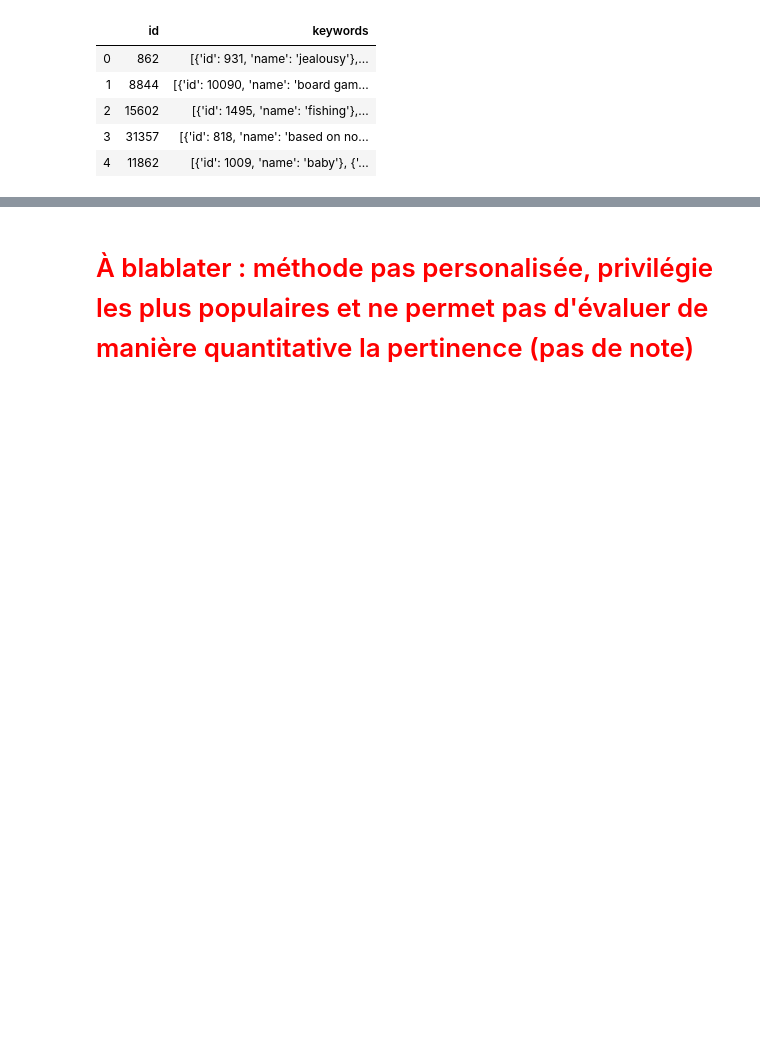
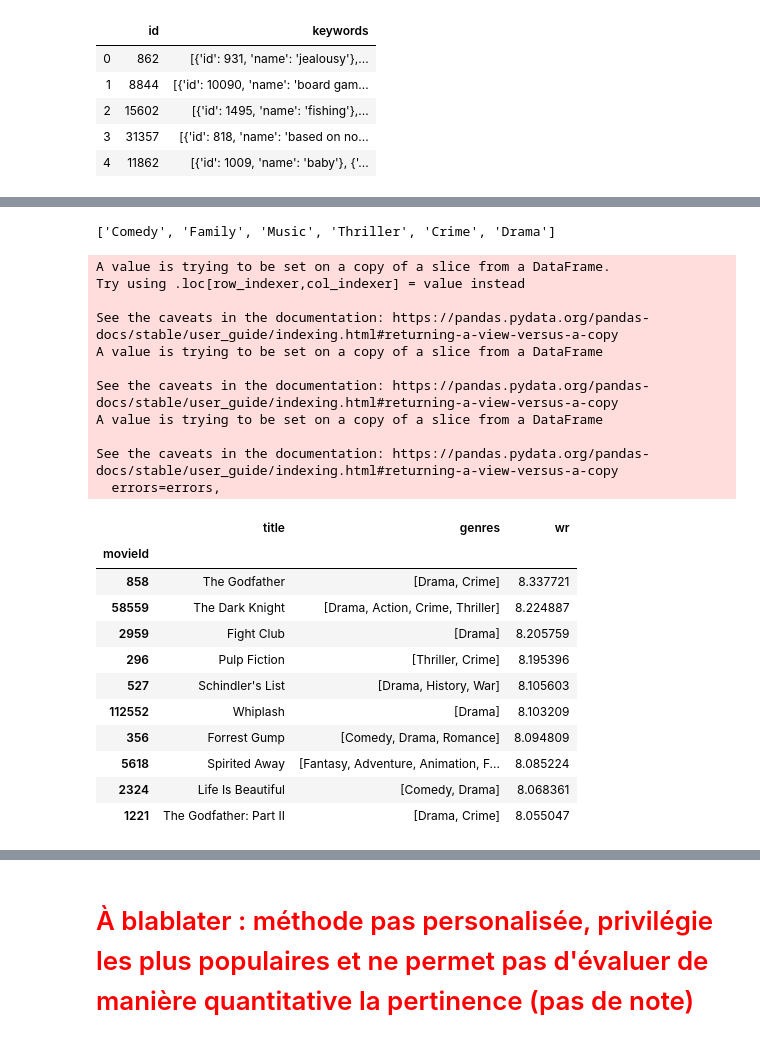
Before and after one commit to AnitaDurr/MovieRecommandation, a Jupyter notebook: MovieNotebook.ipynb, the cells around one changed output, grey strips where cells are left out. Saved outputs shown, nothing was run; the diff lists cells and outputs as text; code cells hidden in the pictures; blank space fills up the shorter version.

```diff
--- a/MovieNotebook.ipynb
+++ b/MovieNotebook.ipynb
@@ -145,25 +171,29 @@ def weighted_rating(x, m, C):
 # %%
 class PopularityRecommender:
     def __init__(self, movies, ratings, link):
+
+        self.dfr = ratings[['userId', 'movieId', 'rating']].set_index(['userId', 'movieId'])
+
+        # construction de la table des films identifiés par leur movieId
         self.dfm = movies[['tmdbId', 'title', 'genres', 'vote_average', 'vote_count']]
         self.dfm = link.merge(self.dfm, left_on='tmdbId', right_on='tmdbId').drop(columns=['tmdbId', 'imdbId'])
         self.dfm.set_index('movieId', inplace=True)
+
+        # transformer la description JSON de genres en liste de string plus simple à manipuler
         self.dfm['genres'] = self.dfm['genres']\
                     .apply(lambda x: literal_eval(x) if isinstance(x, str) else x)\
                     .apply(simplify_genre)
 
-        self.dfr = ratings[['userId', 'movieId', 'rating']]
-
+        # construction d'une série dans laquelle les lignes ne contiennent qu'un seul genre
         self.sgr = self.dfm.apply(lambda x: pd.Series(x['genres'], dtype='str'),axis=1).stack().reset_index(level=1, drop=True)
         self.sgr.name = 'genre'
-
 
     def recommend(self, uid, n=20):
         '''
         Retourne les n films les plus populaires appartenant aux genres préféres de l'user uid
         '''
         chart = self._best_(self.pref_genres(uid), n*10)
-        watched_movies = (self.dfr).loc[self.dfr['userId'] == uid].movieId.unique()
+        watched_movies = (self.dfr).loc[uid, :].index.unique()
         watched_movies = chart.index.isin(watched_movies)
         chart = chart.loc[~watched_movies]
         return chart.head(n) if chart.shape[0] > n else chart
@@ -172,10 +202,10 @@ class PopularityRecommender:
         '''
         Retourne les genres des 3 films préférés de l'user uid
         '''
-        rats = self.dfr.loc[self.dfr['userId'] == uid].sort_values(by='rating')
-        pref = rats.head(3)['movieId'] if rats.shape[0] > 5 else rats['movieId']
+        rats = self.dfr.loc[uid, :].sort_values(by='rating', ascending=False)
+        pref = rats.head(3).index if rats.shape[0] > 5 else rats.index
         genres = []
-        for g in self.dfm.loc[pref.values].genres :
+        for g in self.dfm.loc[pref].genres :
             genres = list(set(genres) | set(g))
         return genres
 
@@ -198,6 +228,31 @@ class PopularityRecommender:
 %timeit pop = PopularityRecommender(movies, ratings, link)
 # %%
 pop = PopularityRecommender(movies, ratings, link)
-print(pop.pref_genres(100))
-pop.recommend(100, 10)
+print(pop.pref_genres(10))
+pop.recommend(10, 10)
+# %% [output]
+['Comedy', 'Family', 'Music', 'Thriller', 'Crime', 'Drama']
+A value is trying to be set on a copy of a slice from a DataFrame.
+Try using .loc[row_indexer,col_indexer] = value instead
+
+See the caveats in the documentation: https://pandas.pydata.org/pandas-docs/stable/user_guide/indexing.html#returning-a-view-versus-a-copy
+A value is trying to be set on a copy of a slice from a DataFrame
+
+See the caveats in the documentation: https://pandas.pydata.org/pandas-docs/stable/user_guide/indexing.html#returning-a-view-versus-a-copy
+A value is trying to be set on a copy of a slice from a DataFrame
+
+See the caveats in the documentation: https://pandas.pydata.org/pandas-docs/stable/user_guide/indexing.html#returning-a-view-versus-a-copy
+  errors=errors,
+|  | title | genres | wr |
+| movieId |  |  |  |
+| 858 | The Godfather | [Drama, Crime] | 8.337721 |
+| 58559 | The Dark Knight | [Drama, Action, Crime, Thriller] | 8.224887 |
+| 2959 | Fight Club | [Drama] | 8.205759 |
+| 296 | Pulp Fiction | [Thriller, Crime] | 8.195396 |
+| 527 | Schindler's List | [Drama, History, War] | 8.105603 |
+| 112552 | Whiplash | [Drama] | 8.103209 |
+| 356 | Forrest Gump | [Comedy, Drama, Romance] | 8.094809 |
+| 5618 | Spirited Away | [Fantasy, Adventure, Animation, F... | 8.085224 |
+| 2324 | Life Is Beautiful | [Comedy, Drama] | 8.068361 |
+| 1221 | The Godfather: Part II | [Drama, Crime] | 8.055047 |
 # %%
```
Also changed, not shown: parts of 15 cells of this notebook.
